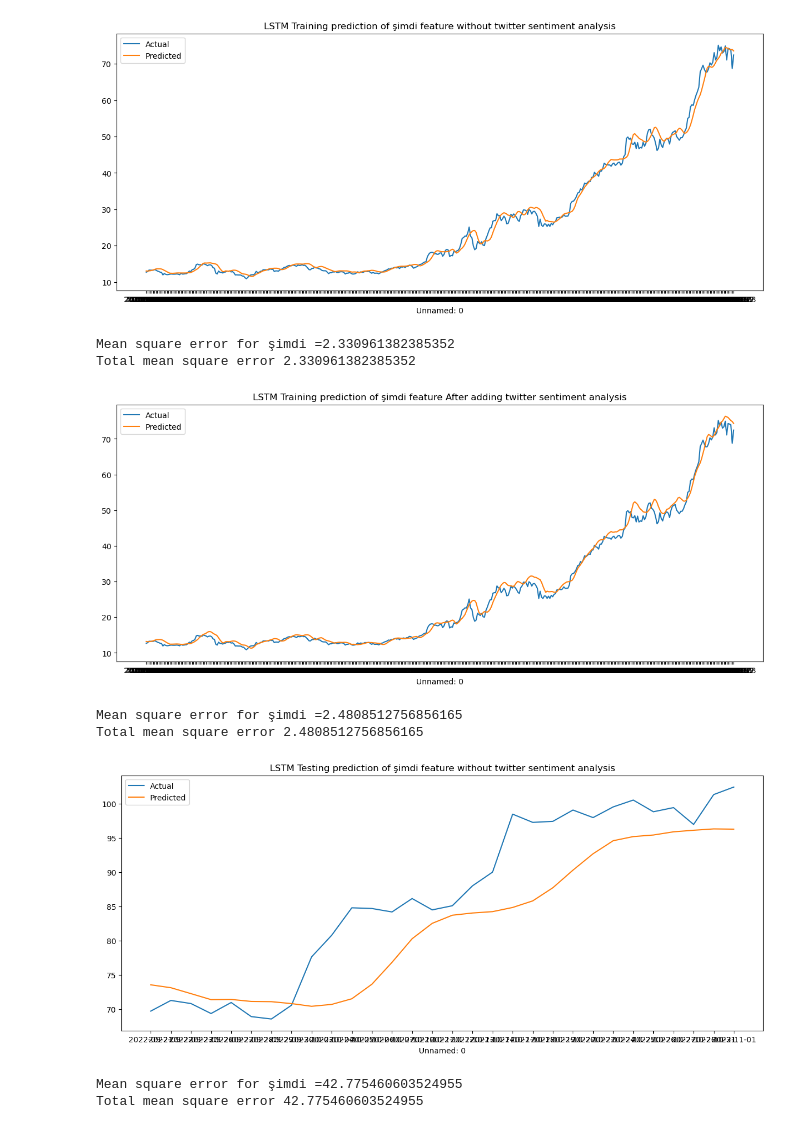
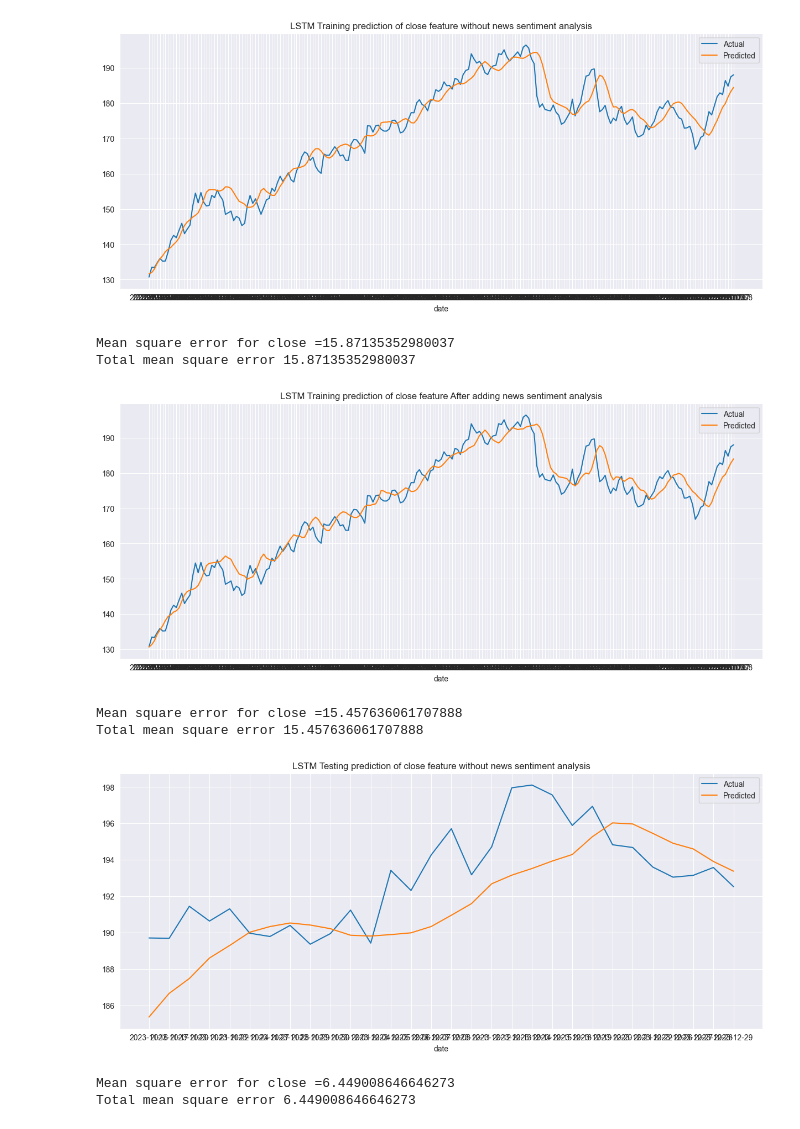
Before and after one commit to erayserter/investify, a Jupyter notebook: model/prediction/LSTM_model.ipynb, the cells around one changed output. Cells and saved outputs as stored; diff of their text form; code cells hidden in the pictures.

Commit message:
model implementation

```diff
--- a/model/prediction/LSTM_model.ipynb
+++ b/model/prediction/LSTM_model.ipynb
@@ -121,4 +118,9 @@ trainX, trainY = np.array(trainX), np.array(trainY)
 
 print('TrainX shape = {}.'.format(trainX.shape))
 print('TrainY shape = {}.'.format(trainY.shape))
+X_train_lstm_without_news, X_test_lstm_without_news, y_train_lstm_without_news, y_test_lstm_without_news = train_test_split(trainX[:, :, :-1], trainY, test_size=30, shuffle=False)
+
+X_train_lstm_news, X_test_lstm_news, y_train_lstm_news, y_test_lstm_news = train_test_split(trainX, trainY, test_size=30, shuffle=False)
+
+X_train_lstm_without_news.shape,X_train_lstm_news.shape
 # %% [output]
@@ -151,10 +146,10 @@ def build_model(input_shape):
     model.compile(optimizer='adam', loss='mean_squared_error')
     return model
 # %%
-lstm_model_without_twitter=build_model((X_train_lstm_without_twitter.shape[1],X_train_lstm_without_twitter.shape[2]))
-lstm_model_twitter=build_model((X_train_lstm_twitter.shape[1],X_train_lstm_twitter.shape[2]))
+lstm_model_without_news=build_model((X_train_lstm_without_news.shape[1], X_train_lstm_without_news.shape[2]))
+lstm_model_news=build_model((X_train_lstm_news.shape[1], X_train_lstm_news.shape[2]))
 
-history_without_twitter = lstm_model_without_twitter.fit(X_train_lstm_without_twitter, y_train_lstm_without_twitter, epochs=60, batch_size=64, verbose=1, )
+history_without_news = lstm_model_without_news.fit(X_train_lstm_without_news, y_train_lstm_without_news, epochs=60, batch_size=64, verbose=1, )
 
-history_twitter = lstm_model_twitter.fit(X_train_lstm_twitter, y_train_lstm_twitter, epochs=60, batch_size=64, verbose=1, )
+history_news = lstm_model_news.fit(X_train_lstm_news, y_train_lstm_news, epochs=60, batch_size=64, verbose=1, )
 # %% [output]
@@ -228,20 +223,16 @@ plt.legend()
 # %%
-training_dates= df.index[:X_train_lstm_without_twitter.shape[0]]
+training_dates= df.index[:X_train_lstm_without_news.shape[0]]
 #Make prediction
 
-def predict(data):
-    training_prediction_twitter = lstm_model_twitter.predict(X_train_lstm_twitter)
-    return training_prediction_twitter
+training_prediction_without_news = lstm_model_without_news.predict(X_train_lstm_without_news)
 
-training_prediction_without_twitter = lstm_model_without_twitter.predict(X_train_lstm_without_twitter)
+training_prediction_news = lstm_model_news.predict(X_train_lstm_news)
 
-training_prediction_twitter = lstm_model_twitter.predict(X_train_lstm_twitter)
+y_train_pred_lstm_without_news = scaler_for_inference.inverse_transform(training_prediction_without_news)
 
-y_train_pred_lstm_without_twitter = scaler_for_inference.inverse_transform(training_prediction_without_twitter)
+y_train_pred_lstm_news = scaler_for_inference.inverse_transform(training_prediction_news)
 
-y_train_pred_lstm_twitter = scaler_for_inference.inverse_transform(training_prediction_twitter)
+y_train_lstm_reshaped_without_news=y_train_lstm_without_news.reshape(y_train_lstm_without_news.shape[0], y_train_lstm_without_news.shape[2])
 
-y_train_lstm_reshaped_without_twitter=y_train_lstm_without_twitter.reshape(y_train_lstm_without_twitter.shape[0], y_train_lstm_without_twitter.shape[2])
-
-y_train_actual_lstm = scaler_for_inference.inverse_transform(y_train_lstm_reshaped_without_twitter)
+y_train_actual_lstm = scaler_for_inference.inverse_transform(y_train_lstm_reshaped_without_news)
 # %% [output]
@@ -251,14 +242,14 @@ y_train_actual_lstm = scaler_for_inference.inverse_transform(y_train_lstm_reshap
 from sklearn.metrics import mean_squared_error,mean_absolute_error
 from math import sqrt
 
-def plot_predictions_with_dates (type,twitter,dates,y_actual_lstm,y_pred_lstm):
-    predicted_features=['şimdi']
+def plot_predictions_with_dates (type, news, dates, y_actual_lstm, y_pred_lstm):
+    predicted_features=['close']
     for i,predicted_feature in enumerate(predicted_features):
         plt.figure(figsize=(15,6))
-        if twitter :
-            plt.title(f'LSTM {type} prediction of {predicted_feature} feature After adding twitter sentiment analysis')
+        if news :
+            plt.title(f'LSTM {type} prediction of {predicted_feature} feature After adding news sentiment analysis')
         else:
-            plt.title(f'LSTM {type} prediction of {predicted_feature} feature without twitter sentiment analysis')
+            plt.title(f'LSTM {type} prediction of {predicted_feature} feature without news sentiment analysis')
         sns.lineplot(x=dates, y=y_actual_lstm[:,i],label='Actual')
         sns.lineplot(x=dates, y=y_pred_lstm[:, i], label='Predicted')
         plt.show()
@@ -284,21 +275,21 @@ y_test_actual_lstm = scaler_for_inference.inverse_transform(y_test_actual_lstm_r
 # %%
-training_dates= df.index[:X_train_lstm_twitter.shape[0]]
-plot_predictions_with_dates('Training',False,training_dates,y_train_actual_lstm ,y_train_pred_lstm_without_twitter)
+training_dates= df.index[:X_train_lstm_news.shape[0]]
+plot_predictions_with_dates('Training', False, training_dates, y_train_actual_lstm, y_train_pred_lstm_without_news)
 # %% [output]
-[figure, old version]
+[figure, new version]
-Mean square error for şimdi =2.330961382385352
-Total mean square error 2.330961382385352
+Mean square error for close =15.87135352980037
+Total mean square error 15.87135352980037
 # %%
-training_dates= df.index[:X_train_lstm_twitter.shape[0]]
-plot_predictions_with_dates('Training',True,training_dates,y_train_actual_lstm ,y_train_pred_lstm_twitter)
+training_dates= df.index[:X_train_lstm_news.shape[0]]
+plot_predictions_with_dates('Training', True, training_dates, y_train_actual_lstm, y_train_pred_lstm_news)
 # %% [output]
-[figure, old version]
+[figure, new version]
-Mean square error for şimdi =2.4808512756856165
-Total mean square error 2.4808512756856165
+Mean square error for close =15.457636061707888
+Total mean square error 15.457636061707888
 # %%
-plot_predictions_with_dates('Testing',False,testing_dates,y_test_actual_lstm,y_test_pred_lstm_without_twitter)
+plot_predictions_with_dates('Testing', False, testing_dates, y_test_actual_lstm, y_test_pred_lstm_without_news)
 # %% [output]
-[figure, old version]
+[figure, new version]
-Mean square error for şimdi =42.775460603524955
-Total mean square error 42.775460603524955
+Mean square error for close =6.449008646646273
+Total mean square error 6.449008646646273
 # %%
```
Also changed, not shown: parts of 10 cells of this notebook.
